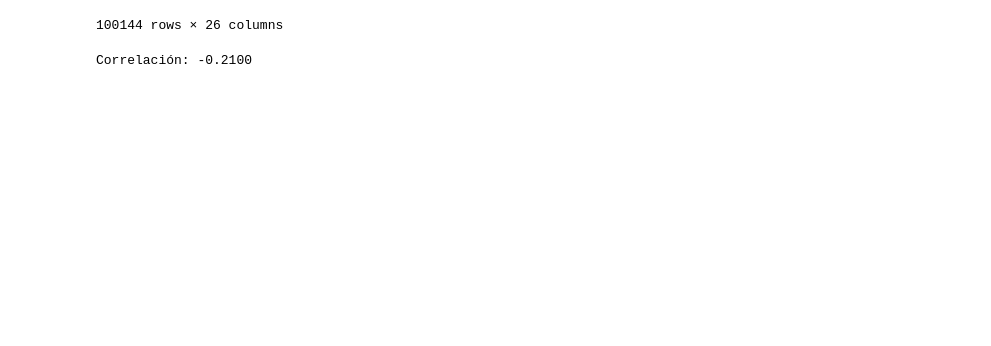
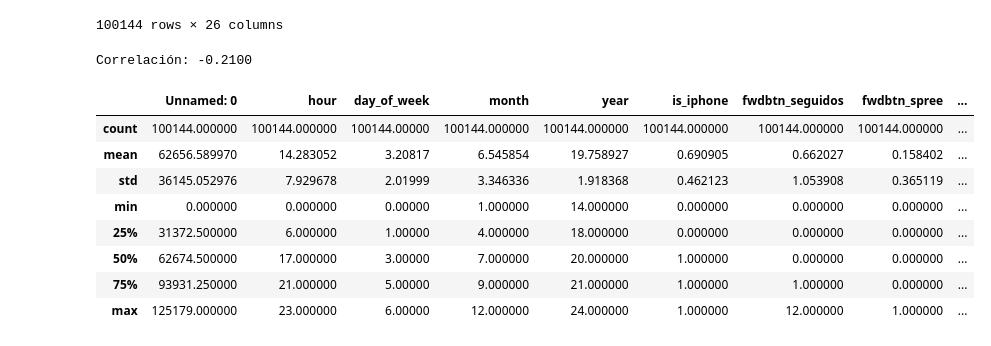
Before and after one commit to Dafydd8/TP2, a Jupyter notebook: EDA_daf.ipynb, the cells around one changed output. Drawn from its saved outputs; the diff is of its cells as text; code cells hidden in the pictures; blank space fills up the shorter version.

```diff
--- a/EDA_daf.ipynb
+++ b/EDA_daf.ipynb
@@ -196,3 +196,15 @@ correlacion = data['TARGET'].corr(data['trackdone_spree'])
 print(f"Correlación: {correlacion:.4f}")
 # %% [output]
 Correlación: -0.2100
+# %%
+data.describe()
+# %% [output]
+|  | Unnamed: 0 | hour | day_of_week | month | year | is_iphone | fwdbtn_seguidos | fwdbtn_spree | ... |
+| count | 100144.000000 | 100144.000000 | 100144.00000 | 100144.000000 | 100144.000000 | 100144.000000 | 100144.000000 | 100144.000000 | ... |
+| mean | 62656.589970 | 14.283052 | 3.20817 | 6.545854 | 19.758927 | 0.690905 | 0.662027 | 0.158402 | ... |
+| std | 36145.052976 | 7.929678 | 2.01999 | 3.346336 | 1.918368 | 0.462123 | 1.053908 | 0.365119 | ... |
+| min | 0.000000 | 0.000000 | 0.00000 | 1.000000 | 14.000000 | 0.000000 | 0.000000 | 0.000000 | ... |
+| 25% | 31372.500000 | 6.000000 | 1.00000 | 4.000000 | 18.000000 | 0.000000 | 0.000000 | 0.000000 | ... |
+| 50% | 62674.500000 | 17.000000 | 3.00000 | 7.000000 | 20.000000 | 1.000000 | 0.000000 | 0.000000 | ... |
+| 75% | 93931.250000 | 21.000000 | 5.00000 | 9.000000 | 21.000000 | 1.000000 | 1.000000 | 0.000000 | ... |
+| max | 125179.000000 | 23.000000 | 6.00000 | 12.000000 | 24.000000 | 1.000000 | 12.000000 | 1.000000 | ... |
```
Also changed, not shown: parts of 3 cells of this notebook.
